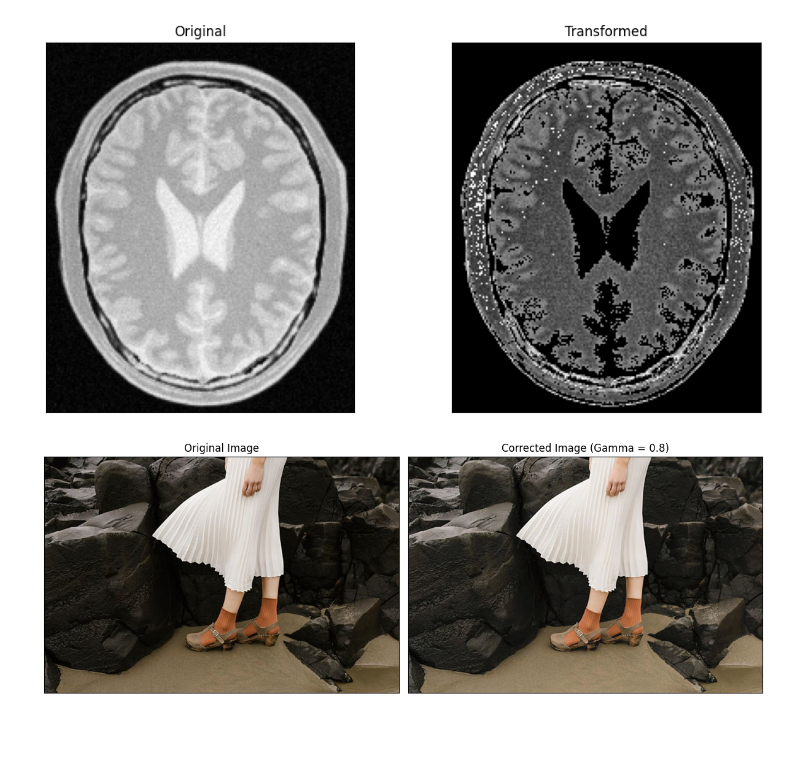
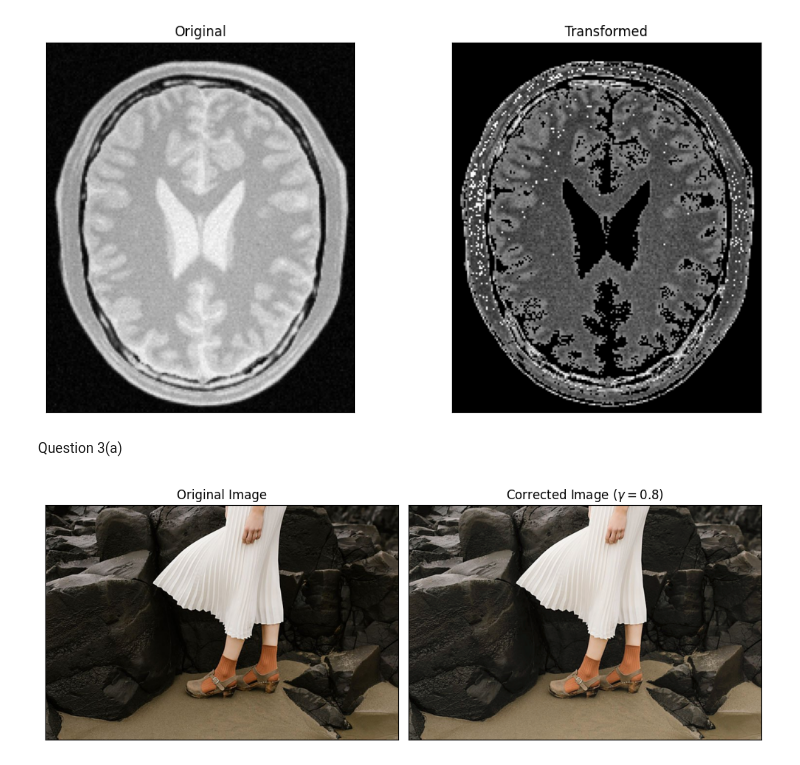
Before and after one commit to Chamod-Kavinda/Image-Processing-and-Machine-Vision, a Jupyter notebook: Assignment_01/Assignment_01.ipynb, the cells around one changed output. Drawn from its saved outputs; the diff is of its cells as text; code cells hidden in the pictures; blank space fills up the shorter version.

```diff
--- a/Assignment_01/Assignment_01.ipynb
+++ b/Assignment_01/Assignment_01.ipynb
@@ -92,38 +98,31 @@ plt.show()
 # %% [output]
 [figure]
 [figure]
+# %% [markdown]
+Question 3(a)
 # %%
-import cv2 as cv
-import numpy as np
-import matplotlib.pyplot as plt
-
 img_orig = cv.imread('highlights_and_shadows.jpg', cv.IMREAD_COLOR)
 img_lab = cv.cvtColor(img_orig, cv.COLOR_BGR2Lab)
 
 L_channel = img_lab[:, :, 0]
-
 gamma = 0.8
-
-L_corrected = np.power(L_channel / 255.0, gamma) * 255.0
-L_corrected = np.clip(L_corrected, 0, 255).astype(np.uint8)
-
+table = np.array([(i/255.0)**(gamma)*255.0 for i in np.arange(0, 256)]).astype('uint8')
+L_corrected = cv.LUT(L_channel, table)
 img_lab[:, :, 0] = L_corrected
-
 img_corrected_bgr = cv.cvtColor(img_lab, cv.COLOR_Lab2BGR)
 
-plt.figure(figsize=(12, 6))
-
+plt.figure(figsize=(10, 5))
 plt.subplot(1, 2, 1)
 plt.imshow(cv.cvtColor(img_orig, cv.COLOR_BGR2RGB))
 plt.title('Original Image')
 plt.xticks([]), plt.yticks([])
 
 plt.subplot(1, 2, 2)
 plt.imshow(cv.cvtColor(img_corrected_bgr, cv.COLOR_BGR2RGB))
-plt.title(f'Corrected Image (Gamma = {gamma})')
+plt.title(f'Corrected Image ($\gamma = {gamma}$)')
 plt.xticks([]), plt.yticks([])
 
 plt.tight_layout()
 plt.show()
 # %% [output]
-[figure, old version]
+[figure, new version]
```
Also changed, not shown: parts of 15 cells of this notebook.
